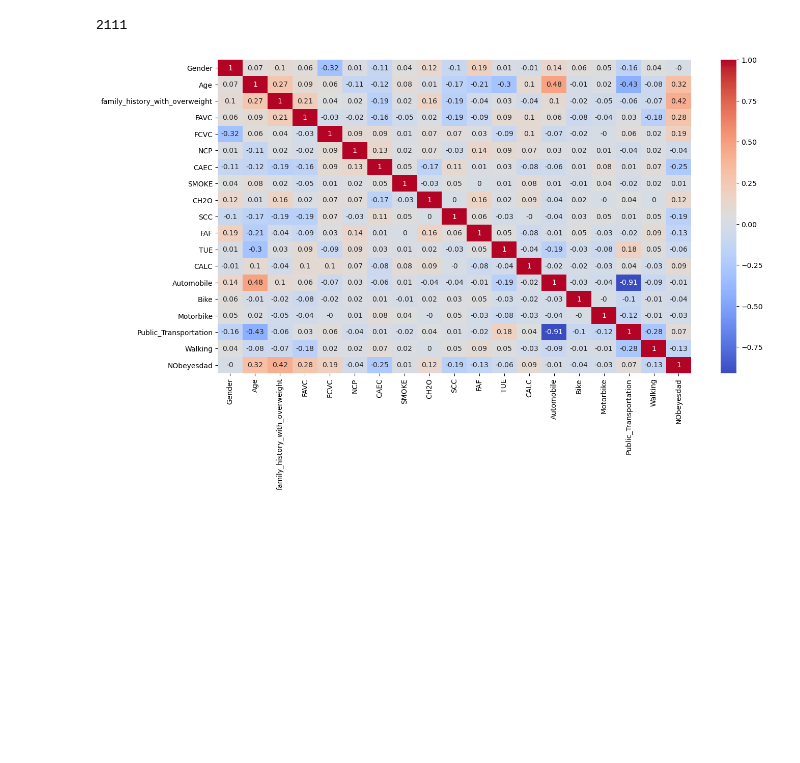
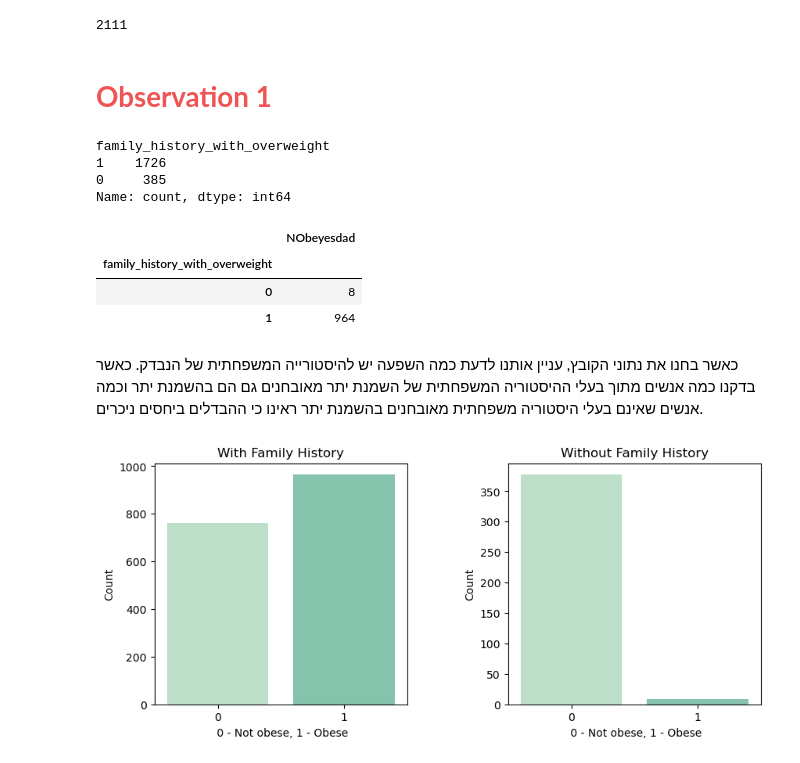
Before and after one commit to omeysi1/project1, a Jupyter notebook: project.ipynb, the cells around one changed output. Drawn from its saved outputs; the diff is of its cells as text; code cells hidden in the pictures; blank space fills up the shorter version.

```diff
--- a/project.ipynb
+++ b/project.ipynb
@@ -79,6 +111,46 @@ correlation_matrix = ob_df.corr(numeric_only = False, method = 'spearman' ).roun
-# %%
-plt.figure(figsize=(15,8))
-sns.heatmap(data=correlation_matrix,cmap='coolwarm', annot=True, xticklabels=ob_df.columns.tolist())
-plt.show()
-# %% [output]
-[figure, removed]
+# %% [markdown]
+# <b id="section_2">  </b> <b style='color:#F05454'>Observation 1 </b> <b></b>
+# %%
+ob_df['family_history_with_overweight'].value_counts()
+# %% [output]
+family_history_with_overweight
+1    1726
+0     385
+Name: count, dtype: int64
+# %%
+ob_df.groupby('family_history_with_overweight')[['NObeyesdad']].sum()
+# %% [output]
+|  | NObeyesdad |
+| family_history_with_overweight |  |
+| 0 | 8 |
+| 1 | 964 |
+# %% [markdown]
+כאשר בחנו את נתוני הקובץ, עניין אותנו לדעת כמה השפעה יש להיסטורייה המשפחתית של הנבדק. כאשר בדקנו כמה אנשים מתוך בעלי ההיסטוריה המשפחתית של השמנת יתר מאובחנים גם הם בהשמנת יתר וכמה אנשים שאינם בעלי היסטוריה משפחתית מאובחנים בהשמנת יתר ראינו כי ההבדלים ביחסים ניכרים.
+# %%
+with_family_history = ob_df[ob_df['family_history_with_overweight'] == 1]
+without_family_history = ob_df[ob_df['family_history_with_overweight'] == 0]
+# %%
+colors = ["#B7E4C7", "#7BCDAE"]
+
+# Create subplots
+fig, ax = plt.subplots(1, 2, figsize=(10, 4))
+plt.subplots_adjust(wspace=0.4)
+
+# Plot the countplot for individuals with a family history of being overweight
+sns.countplot(data=with_family_history, x='NObeyesdad', ax=ax[0], palette=colors)
+ax[0].set_title('With Family History')
+ax[0].set_xlabel(' 0 - Not obese, 1 - Obese')
+ax[0].set_ylabel('Count')
+ax[0].tick_params(axis='x', rotation=0)
+
+# Plot the countplot for individuals without a family history of being overweight
+sns.countplot(data=without_family_history, x='NObeyesdad', ax=ax[1], palette=colors)
+ax[1].set_title('Without Family History')
+ax[1].set_xlabel(' 0 - Not obese, 1 - Obese')
+ax[1].set_ylabel('Count')
+ax[1].tick_params(axis='x', rotation=0)
+
+
+plt.show()
+# %% [output]
+[figure, added]
```
Also changed, not shown: parts of 8 cells of this notebook.
